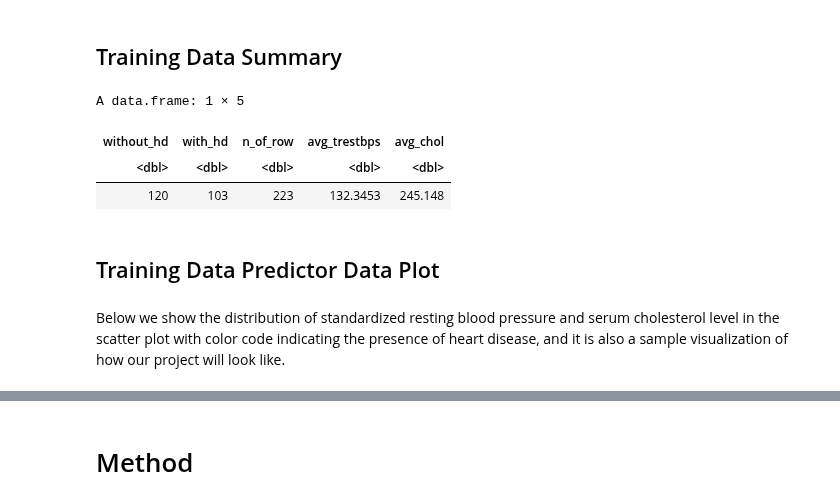
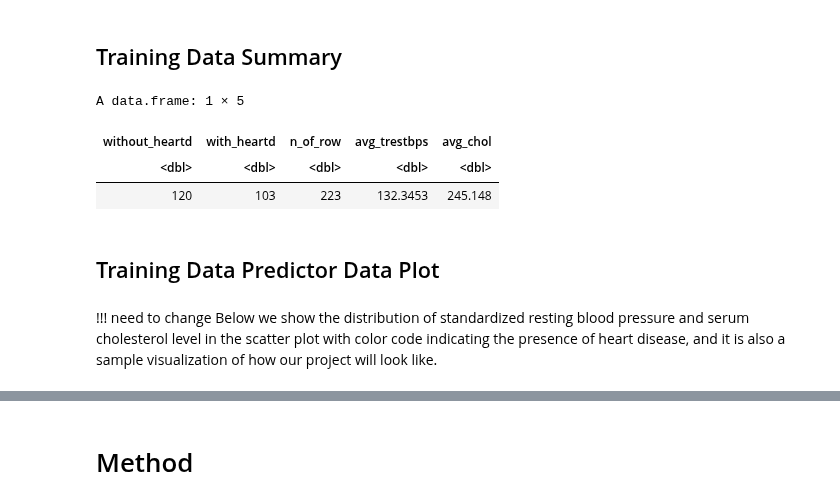
Before and after one commit to wiliwangka/Heart-Disease-Classification-with-R, a Jupyter notebook: ds_project_proposal.ipynb, the cells around one changed output, grey strips where cells are left out. Drawn from its saved outputs; the diff is of its cells as text; code cells hidden in the pictures.

```diff
--- a/ds_project_proposal.ipynb
+++ b/ds_project_proposal.ipynb
@@ -167,32 +171,33 @@ A tibble: 223 × 17
 ## Training Data Summary
 # %%
 #summary and mean values
-
+set.seed(2022)
 
 #missing values are removed in the cleaning process (6 missing values in total)
 
 # cleveland_training %>%
 # group_by(num)%>%
 # summarize(n=n())
 
 # cleveland_training %>%
 # summarize(n=n())
 
 # cleveland_training %>%
 # mutate (avg_trestbps = mean(trestbps),
 #        avg_chol = mean(chol))%>%
 # select (avg_trestbps,avg_chol)%>%
 # slice (1)
 
 # ↑where we get our value for the table
-sum_table <- data.frame(without_hd = 120, with_hd = 103, n_of_row = 223, avg_trestbps = 132.3453, avg_chol = 245.148)
+sum_table <- data.frame(without_heartd = 120, with_heartd = 103, n_of_row = 223, avg_trestbps = 132.3453, avg_chol = 245.148)
 sum_table
 # %% [output]
 A data.frame: 1 × 5
-| without_hd | with_hd | n_of_row | avg_trestbps | avg_chol |
+| without_heartd | with_heartd | n_of_row | avg_trestbps | avg_chol |
 | <dbl> | <dbl> | <dbl> | <dbl> | <dbl> |
 | 120 | 103 | 223 | 132.3453 | 245.148 |
 # %% [markdown]
 ## Training Data Predictor Data Plot
 # %% [markdown]
+!!! need to change
 Below we show the distribution of standardized resting blood pressure and serum cholesterol level in the scatter plot with color code indicating the presence of heart disease, and it is also a sample visualization of how our project will look like.
```
Also changed, not shown: parts of 11 cells of this notebook.
